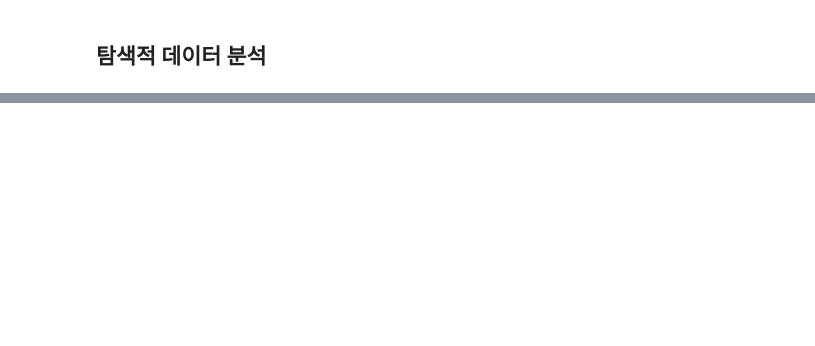
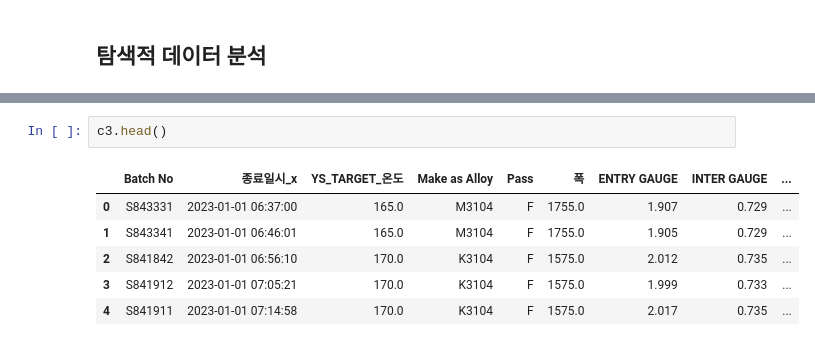
Before and after one commit to joahyot/202308_python_training_YJ, a Jupyter notebook: review02.ipynb, the cells around one changed output, grey strips where cells are left out. Drawn from its saved outputs; the diff is of its cells as text; blank space fills up the shorter version.

```diff
--- a/review02.ipynb
+++ b/review02.ipynb
@@ -297,0 +306,9 @@ c3.head()
+# %%
+c3.head()
+# %% [output]
+|  | Batch No | 종료일시_x | YS_TARGET_온도 | Make as Alloy | Pass | 폭 | ENTRY GAUGE | INTER GAUGE | ... |
+| 0 | S843331 | 2023-01-01 06:37:00 | 165.0 | M3104 | F | 1755.0 | 1.907 | 0.729 | ... |
+| 1 | S843341 | 2023-01-01 06:46:01 | 165.0 | M3104 | F | 1755.0 | 1.905 | 0.729 | ... |
+| 2 | S841842 | 2023-01-01 06:56:10 | 170.0 | K3104 | F | 1575.0 | 2.012 | 0.735 | ... |
+| 3 | S841912 | 2023-01-01 07:05:21 | 170.0 | K3104 | F | 1575.0 | 1.999 | 0.733 | ... |
+| 4 | S841911 | 2023-01-01 07:14:58 | 170.0 | K3104 | F | 1575.0 | 2.017 | 0.735 | ... |
```
Also changed, not shown: parts of 18 cells of this notebook.
